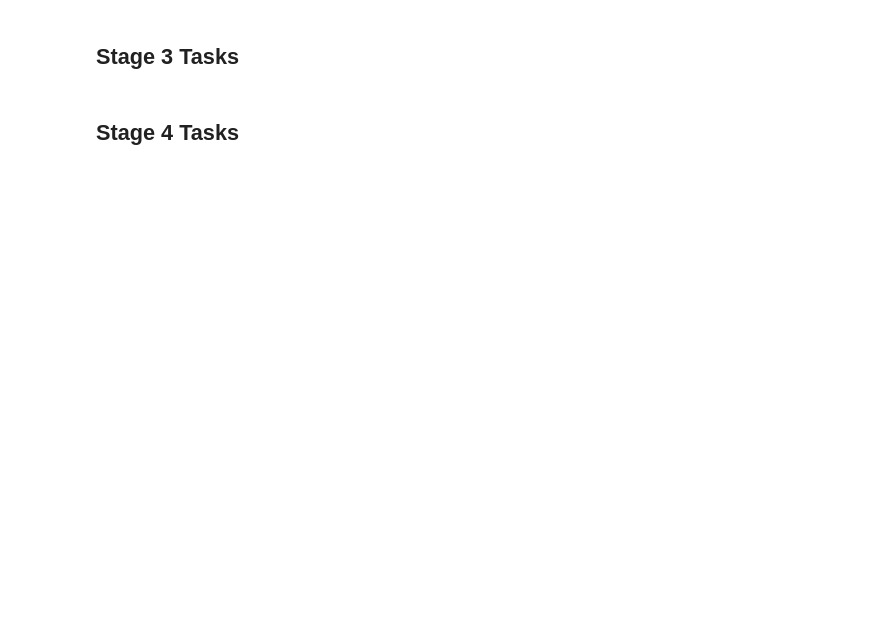
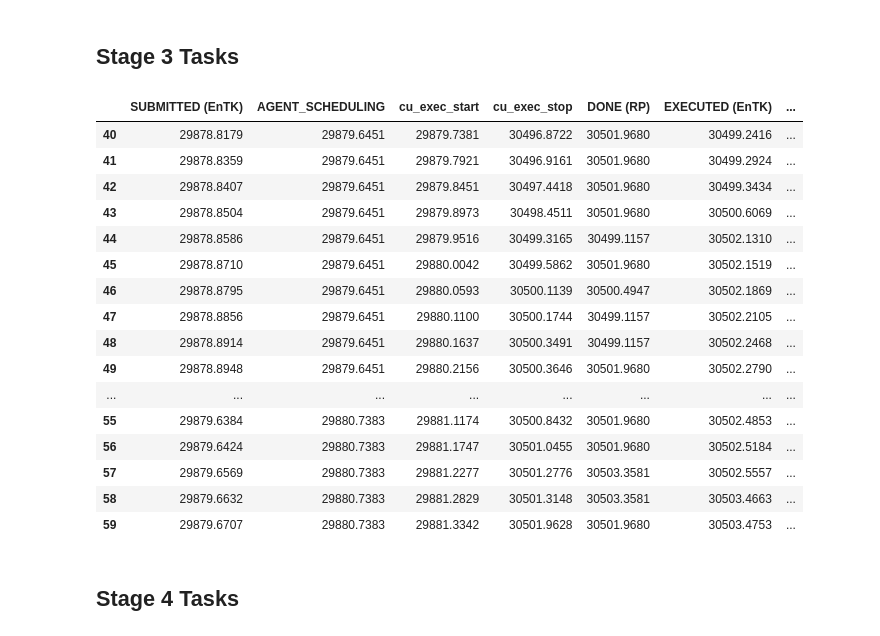
Before and after one commit to radical-experiments/htbac-escience-18, a Jupyter notebook: workflow/stress-ng-10-minutes.ipynb, the cells around one changed output. Drawn from its saved outputs; the diff is of its cells as text; code cells hidden in the pictures; blank space fills up the shorter version.

```diff
--- a/workflow/stress-ng-10-minutes.ipynb
+++ b/workflow/stress-ng-10-minutes.ipynb
@@ -235,6 +193,25 @@ stage_2 = df[20:40]
 ## Stage 3 Tasks
 # %%
 stage_3 = df[40:60]
+stage_3
+# %% [output]
+|  | SUBMITTED (EnTK) | AGENT_SCHEDULING | cu_exec_start | cu_exec_stop | DONE (RP) | EXECUTED (EnTK) | ... |
+| 40 | 29878.8179 | 29879.6451 | 29879.7381 | 30496.8722 | 30501.9680 | 30499.2416 | ... |
+| 41 | 29878.8359 | 29879.6451 | 29879.7921 | 30496.9161 | 30501.9680 | 30499.2924 | ... |
+| 42 | 29878.8407 | 29879.6451 | 29879.8451 | 30497.4418 | 30501.9680 | 30499.3434 | ... |
+| 43 | 29878.8504 | 29879.6451 | 29879.8973 | 30498.4511 | 30501.9680 | 30500.6069 | ... |
+| 44 | 29878.8586 | 29879.6451 | 29879.9516 | 30499.3165 | 30499.1157 | 30502.1310 | ... |
+| 45 | 29878.8710 | 29879.6451 | 29880.0042 | 30499.5862 | 30501.9680 | 30502.1519 | ... |
+| 46 | 29878.8795 | 29879.6451 | 29880.0593 | 30500.1139 | 30500.4947 | 30502.1869 | ... |
+| 47 | 29878.8856 | 29879.6451 | 29880.1100 | 30500.1744 | 30499.1157 | 30502.2105 | ... |
+| 48 | 29878.8914 | 29879.6451 | 29880.1637 | 30500.3491 | 30499.1157 | 30502.2468 | ... |
+| 49 | 29878.8948 | 29879.6451 | 29880.2156 | 30500.3646 | 30501.9680 | 30502.2790 | ... |
+| ... | ... | ... | ... | ... | ... | ... | ... |
+| 55 | 29879.6384 | 29880.7383 | 29881.1174 | 30500.8432 | 30501.9680 | 30502.4853 | ... |
+| 56 | 29879.6424 | 29880.7383 | 29881.1747 | 30501.0455 | 30501.9680 | 30502.5184 | ... |
+| 57 | 29879.6569 | 29880.7383 | 29881.2277 | 30501.2776 | 30503.3581 | 30502.5557 | ... |
+| 58 | 29879.6632 | 29880.7383 | 29881.2829 | 30501.3148 | 30503.3581 | 30503.4663 | ... |
+| 59 | 29879.6707 | 29880.7383 | 29881.3342 | 30501.9628 | 30501.9680 | 30503.4753 | ... |
 # %% [markdown]
 ## Stage 4 Tasks
 # %%
```
Also changed, not shown: parts of 5 cells of this notebook.
